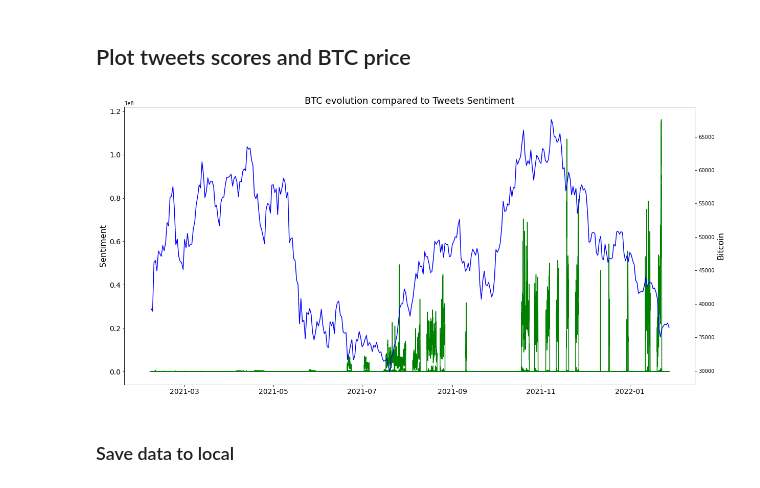
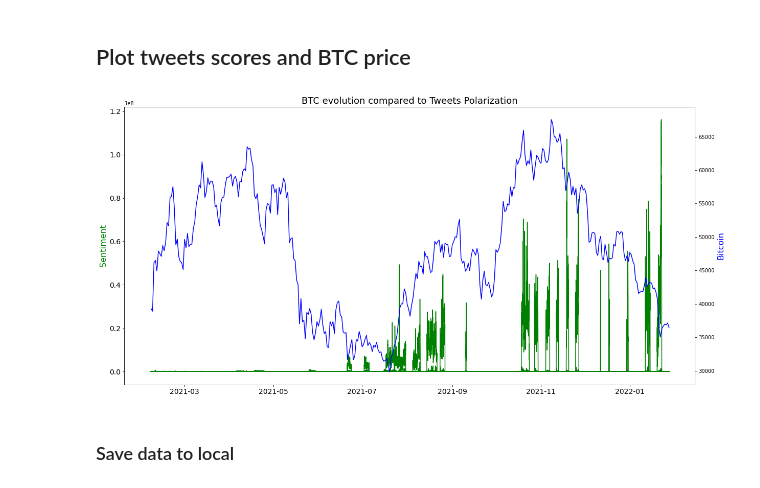
Before and after one commit to hugopobil/tfm_hugopobil, a Jupyter notebook: scratches/bitcoin_price_analysis_kaggle/03_bitcoint_price.ipynb, the cells around one changed output. Saved outputs shown, nothing was run; the diff lists cells and outputs as text; code cells hidden in the pictures.

```diff
--- a/scratches/bitcoin_price_analysis_kaggle/03_bitcoint_price.ipynb
+++ b/scratches/bitcoin_price_analysis_kaggle/03_bitcoint_price.ipynb
@@ -50,19 +52,20 @@ btc_usd_grouped = btc_usd_grouped[beg:end]
 # %%
 fig, ax1 = plt.subplots(figsize=(20,10))
 ax1.set_title('BTC evolution compared to Tweets Polarization', fontsize=18)
 ax1.tick_params(labelsize=14)
 ax2 = ax1.twinx()
 ax1.plot(tweets_grouped, 'g-')
 ax2.plot(btc_usd_grouped, 'b-')
 # ax2.axis_date(btc_usd_grouped.index, btc_usd_grouped, 'b-')
 
-ax1.set_ylabel('Sentiment', fontsize=16)
-ax2.set_ylabel('Bitcoin', fontsize=16)
+# Add color to labels
+ax1.set_ylabel('Sentiment', color='g', fontsize=16)
+ax2.set_ylabel('Bitcoin', color='b', fontsize=16)
 plt.show()
 
 # Meter leyenda!
 # %% [output]
-[figure, old version]
+[figure, new version]
 # %% [markdown]
 ### Save data to local
 # %%
```
Also changed, not shown: parts of 8 cells of this notebook, 5 other files.
